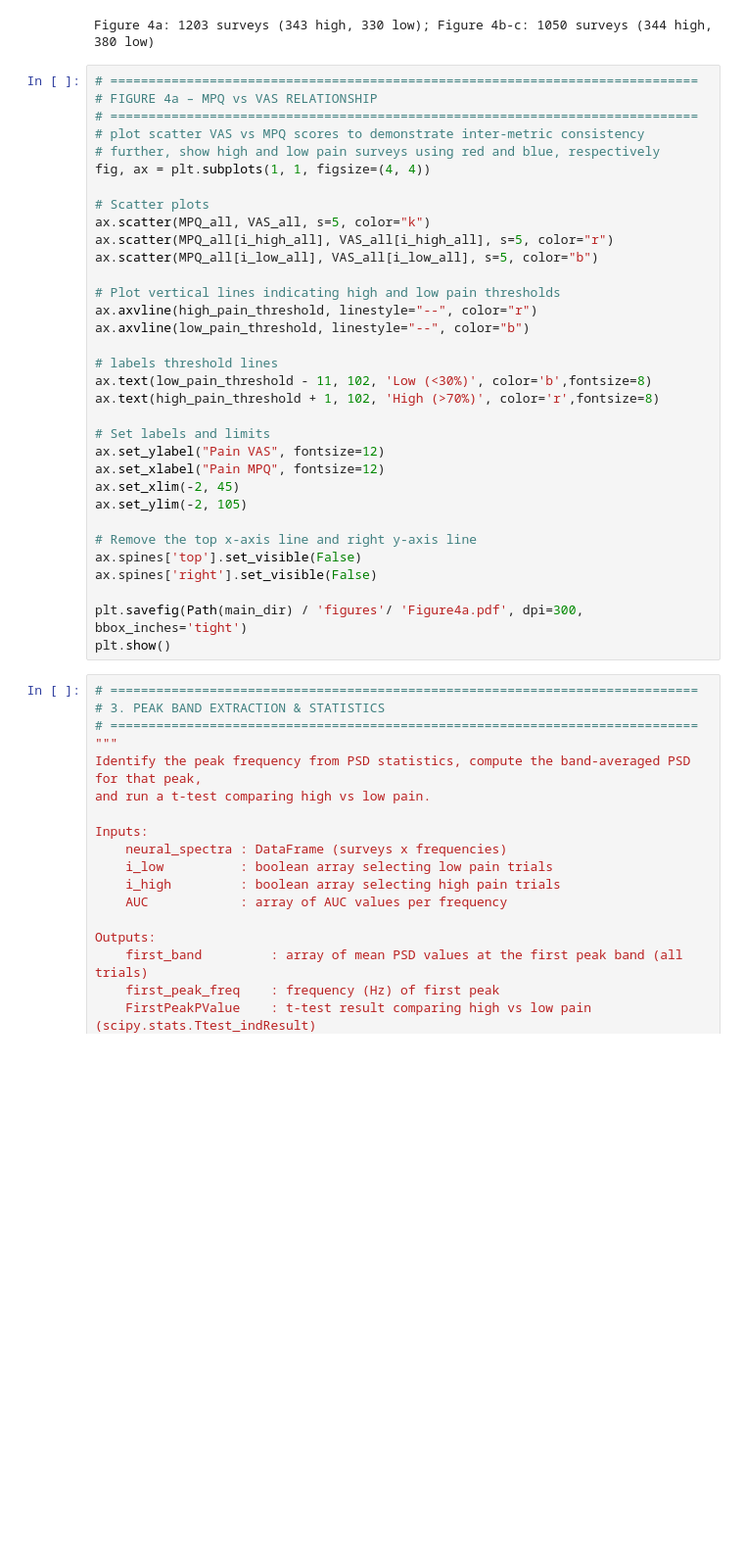
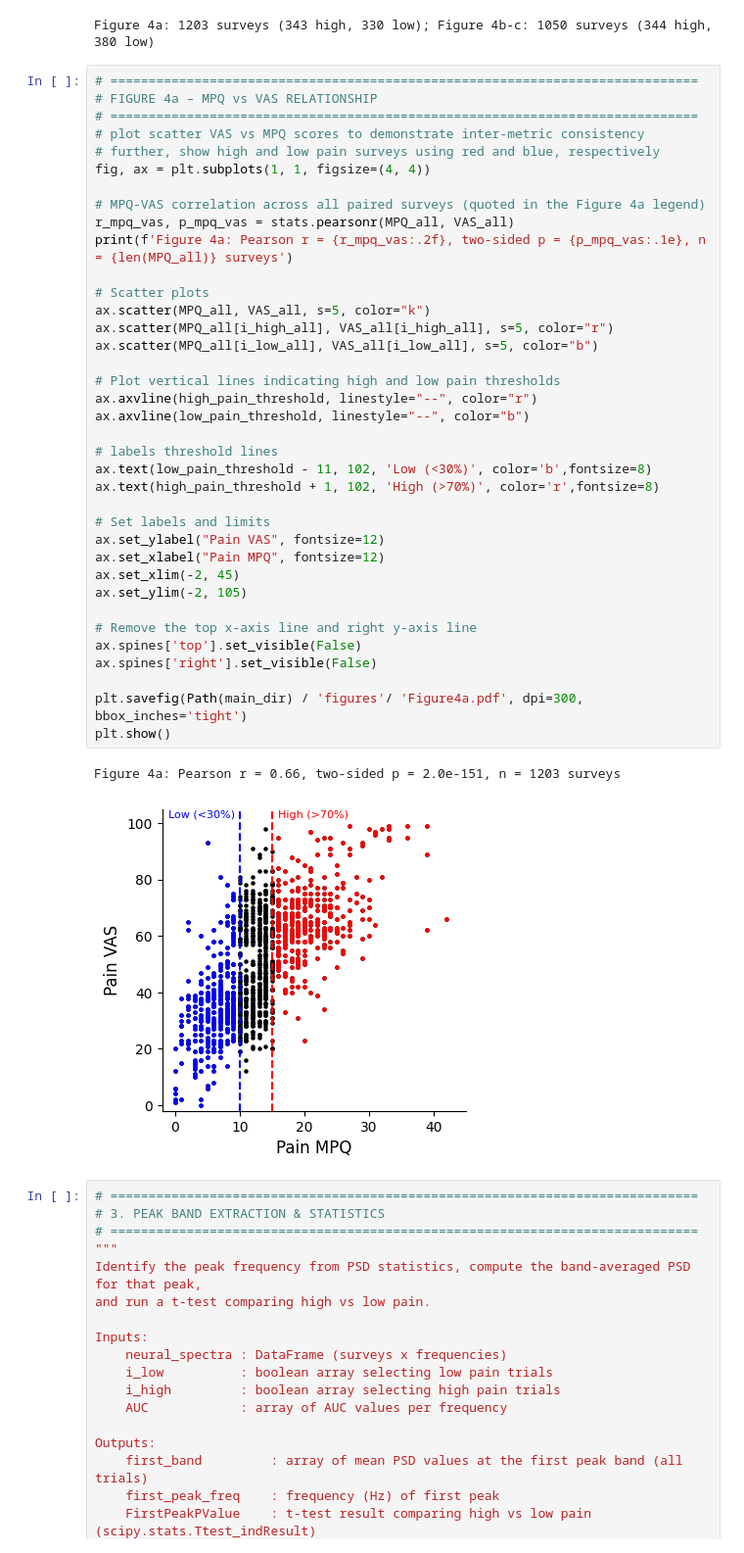
Before and after one commit to shirvalkarlab/Personalized_CLDBS_chronic_pain, a Jupyter notebook: python_code/plot_figure4abc_ambulatory_pain_decoding.ipynb, the cells around one changed output. Shown at 98% size. Cells and saved outputs as stored; diff of their text form; blank space fills up the shorter version.

```diff
--- a/python_code/plot_figure4abc_ambulatory_pain_decoding.ipynb
+++ b/python_code/plot_figure4abc_ambulatory_pain_decoding.ipynb
@@ -100,33 +101,40 @@ Figure 4a: 1203 surveys (343 high, 330 low); Figure 4b-c: 1050 surveys (344 high
 # =============================================================================
 # plot scatter VAS vs MPQ scores to demonstrate inter-metric consistency
 # further, show high and low pain surveys using red and blue, respectively
 fig, ax = plt.subplots(1, 1, figsize=(4, 4))
+
+# MPQ-VAS correlation across all paired surveys (quoted in the Figure 4a legend)
+r_mpq_vas, p_mpq_vas = stats.pearsonr(MPQ_all, VAS_all)
+print(f'Figure 4a: Pearson r = {r_mpq_vas:.2f}, two-sided p = {p_mpq_vas:.1e}, n = {len(MPQ_all)} surveys')
 
 # Scatter plots
 ax.scatter(MPQ_all, VAS_all, s=5, color="k")
 ax.scatter(MPQ_all[i_high_all], VAS_all[i_high_all], s=5, color="r")
 ax.scatter(MPQ_all[i_low_all], VAS_all[i_low_all], s=5, color="b")
 
 # Plot vertical lines indicating high and low pain thresholds
 ax.axvline(high_pain_threshold, linestyle="--", color="r")
 ax.axvline(low_pain_threshold, linestyle="--", color="b")
 
 # labels threshold lines
 ax.text(low_pain_threshold - 11, 102, 'Low (<30%)', color='b',fontsize=8)
 ax.text(high_pain_threshold + 1, 102, 'High (>70%)', color='r',fontsize=8)
 
 # Set labels and limits
 ax.set_ylabel("Pain VAS", fontsize=12)
 ax.set_xlabel("Pain MPQ", fontsize=12)
 ax.set_xlim(-2, 45)
 ax.set_ylim(-2, 105)
 
 # Remove the top x-axis line and right y-axis line
 ax.spines['top'].set_visible(False)
 ax.spines['right'].set_visible(False)
 
 plt.savefig(Path(main_dir) / 'figures'/ 'Figure4a.pdf', dpi=300, bbox_inches='tight')
 plt.show()
+# %% [output]
+Figure 4a: Pearson r = 0.66, two-sided p = 2.0e-151, n = 1203 surveys
+[figure, added]
 # %%
 # =============================================================================
 # 3. PEAK BAND EXTRACTION & STATISTICS
```
Also changed, not shown: parts of 3 cells of this notebook, 1 other file.
